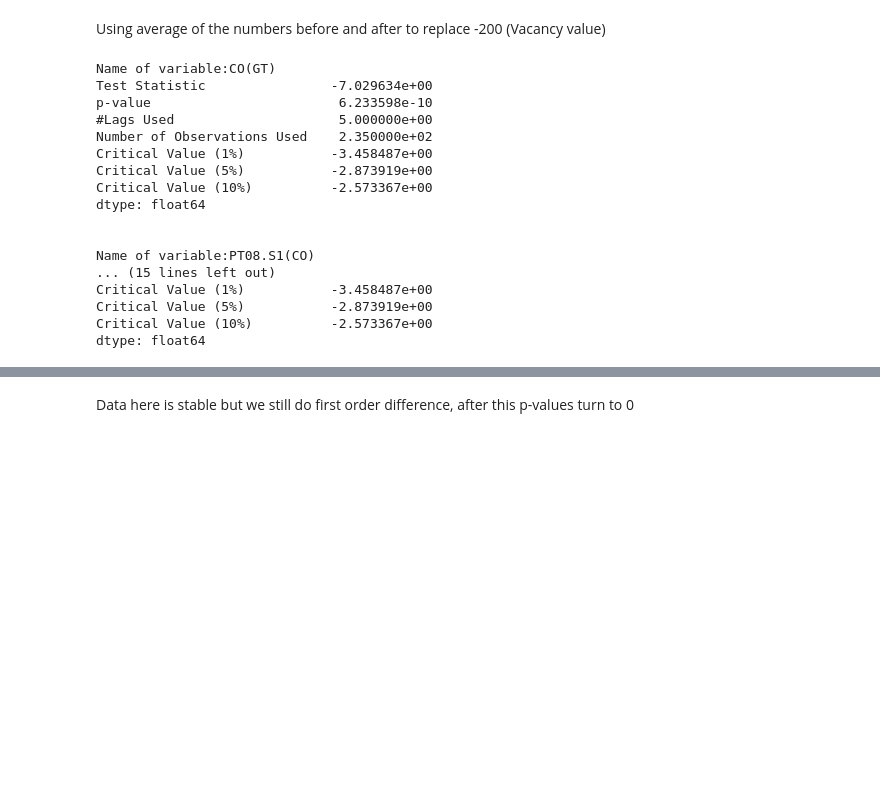
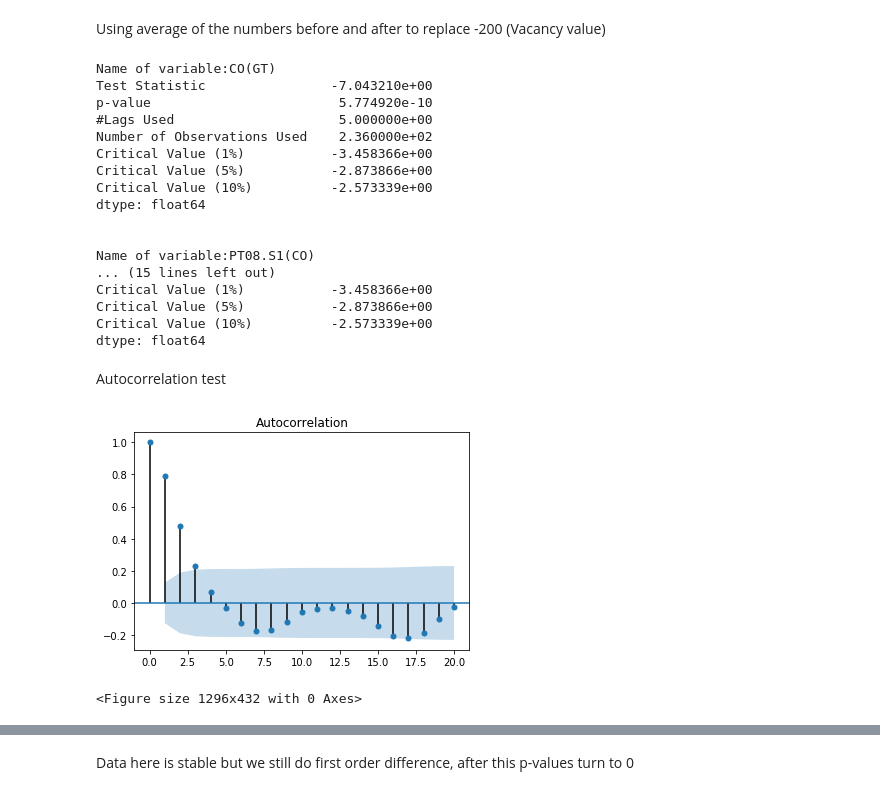
Before and after one commit to Orbis36/2020ICM-MCM, a Jupyter notebook: Time series Prediction/Tranditional_ARMA_Model.ipynb, the cells around one changed output, grey strips where cells are left out. Cells and saved outputs as stored; diff of their text form; code cells hidden in the pictures; blank space fills up the shorter version.

```diff
--- a/Time series Prediction/Tranditional_ARMA_Model.ipynb
+++ b/Time series Prediction/Tranditional_ARMA_Model.ipynb
@@ -43,21 +43,32 @@ for row in list(NewFrame):
 # %%
-NewFrame = NewFrame.loc['2004-03-10 20:00:00':'2004-03-20 20:00:00']
+NewFrame = Frame.loc['2004-03-10 20:00:00':'2004-03-20 21:00:00']
+Test_Frame = Frame.loc['2004-03-20 20:00:00':'2004-03-31 19:00:00']
 testStationarity(NewFrame)
 # %% [output]
 Name of variable:CO(GT)
-Test Statistic                -7.029634e+00
-p-value                        6.233598e-10
+Test Statistic                -7.043210e+00
+p-value                        5.774920e-10
 #Lags Used                     5.000000e+00
-Number of Observations Used    2.350000e+02
-Critical Value (1%)           -3.458487e+00
-Critical Value (5%)           -2.873919e+00
-Critical Value (10%)          -2.573367e+00
+Number of Observations Used    2.360000e+02
+Critical Value (1%)           -3.458366e+00
+Critical Value (5%)           -2.873866e+00
+Critical Value (10%)          -2.573339e+00
 dtype: float64
 
 
 Name of variable:PT08.S1(CO)
 ... (15 lines left out)
-Critical Value (1%)           -3.458487e+00
-Critical Value (5%)           -2.873919e+00
-Critical Value (10%)          -2.573367e+00
+Critical Value (1%)           -3.458366e+00
+Critical Value (5%)           -2.873866e+00
+Critical Value (10%)          -2.573339e+00
 dtype: float64
+# %% [markdown]
+Autocorrelation test
+# %%
+plot_acf(NewFrame['C6H6(GT)'],lags=20)
+plt.figure(figsize=(18, 6))
+plt.show()
+print(NewFrame)
+# %% [output]
+[figure, added]
+<Figure size 1296x432 with 0 Axes>
```
Also changed, not shown: parts of 17 cells of this notebook.
